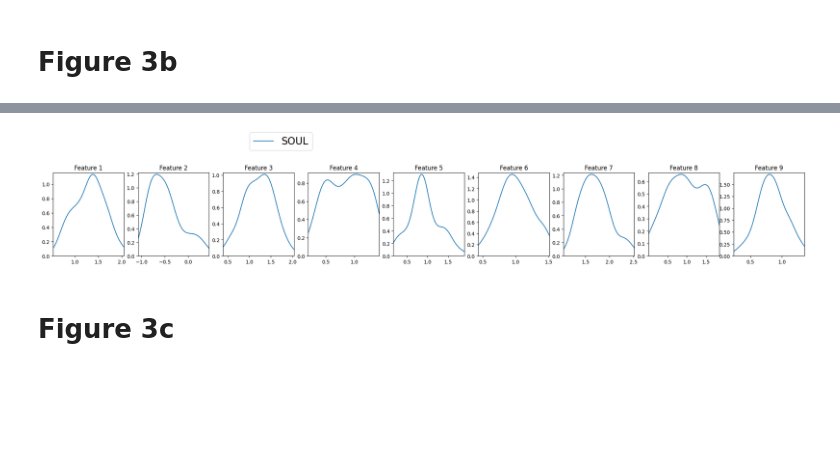
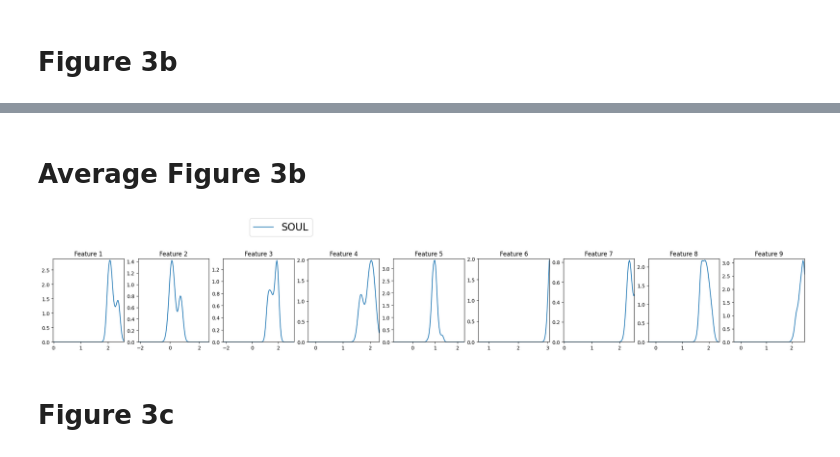
Before and after one commit to Laurasgrv-colab/PRe, a Jupyter notebook: CaseStudy3_bayesian_logistic_regression_SOUL.ipynb, the cells around one changed output, grey strips where cells are left out. Drawn from its saved outputs; the diff is of its cells as text; code cells hidden in the pictures; blank space fills up the shorter version.

Commit message:
implementation soul v1

```diff
--- a/CaseStudy3_bayesian_logistic_regression_SOUL.ipynb
+++ b/CaseStudy3_bayesian_logistic_regression_SOUL.ipynb
@@ -165,34 +181,50 @@ print(len(x_list[0]))
+# %% [markdown]
+# Average Figure 3b
+# %%
+# Run the code 20 times and compute the averages
+
+th_avg = np.zeros((T + 1, 1))
+x_avg = np.zeros((D, M))
+
+
+for i in range(20):
+  th_soul_full, x_soul_full = soul(log_p_grad_x, th0, x0, ltrain, ftrain, T, M, B, delta_step, gamma_step)
+  # Convert th_soul_list to a numpy array for addition
+  th_avg += np.array(th_soul_full)
+  # Only take the last M particles for x_avg
+  x_avg += x_soul_full[:, -M:]
+
+th_avg = th_avg/10
+x_avg = x_avg/10
 # %%
-# Extract final particle clouds X^{1:N}_K:
-q_soul = x_soul[:, -M:]
+# Plot the average
 
-# Generate and plot KDEs:
-from scipy import stats  # stats to generate KDEs.
+q_soul_avg = x_avg[:, -M:]
+
 fig = plt.figure(figsize=(27,3), dpi= 100)
+
 for i in range(D):
     # Generate KDEs for ith entry of the final particle cloud X^{1:N}_K:
-    kde_min = np.min([ q_soul[i, :]])
-    kde_max = np.max([ q_soul[i, :]])
-    kde_g = [0, -2, -2, -1, -1, 0, 0, 0, 0]
-    kde_d = [2.5, 2.5, 2.5, 2.5, 2, 3.5, 2.5, 2.5, 2.5]
+    kde_min = kde_l_list[i]
+    kde_max = kde_r_list[i]
     xaxis = np.linspace(kde_min, kde_max, num=100)
 
-    kde_soul = stats.gaussian_kde(q_soul[i, :])(xaxis)
+    kde_soul_avg = stats.gaussian_kde(q_soul_avg[i, :])(xaxis)
 
     # Plot KDEs:
     plt.subplot(1, D, i+1)
-    plt.plot(xaxis, kde_soul, label='SOUL')
+    plt.plot(xaxis, kde_soul_avg, label='SOUL')
     plt.title('Feature ' + str(i+1))
-    plt.ylim([0, 1.02*np.max([kde_soul])])
+    plt.ylim([0, 1.02*np.max([kde_soul_avg])])
     plt.xlim([kde_min, kde_max])
 
 
 handles, figlabels = plt.gca().get_legend_handles_labels()
 fig.legend(handles, figlabels, ncol=4, bbox_to_anchor=(0.36,1.3),
            loc="upper center",fontsize=20)
 plt.subplots_adjust(hspace=0.6)
 # %% [output]
-[figure, old version]
+[figure, new version]
 # %% [markdown]
 # Figure 3c
 # %%
```
Also changed, not shown: parts of 3 cells of this notebook.
